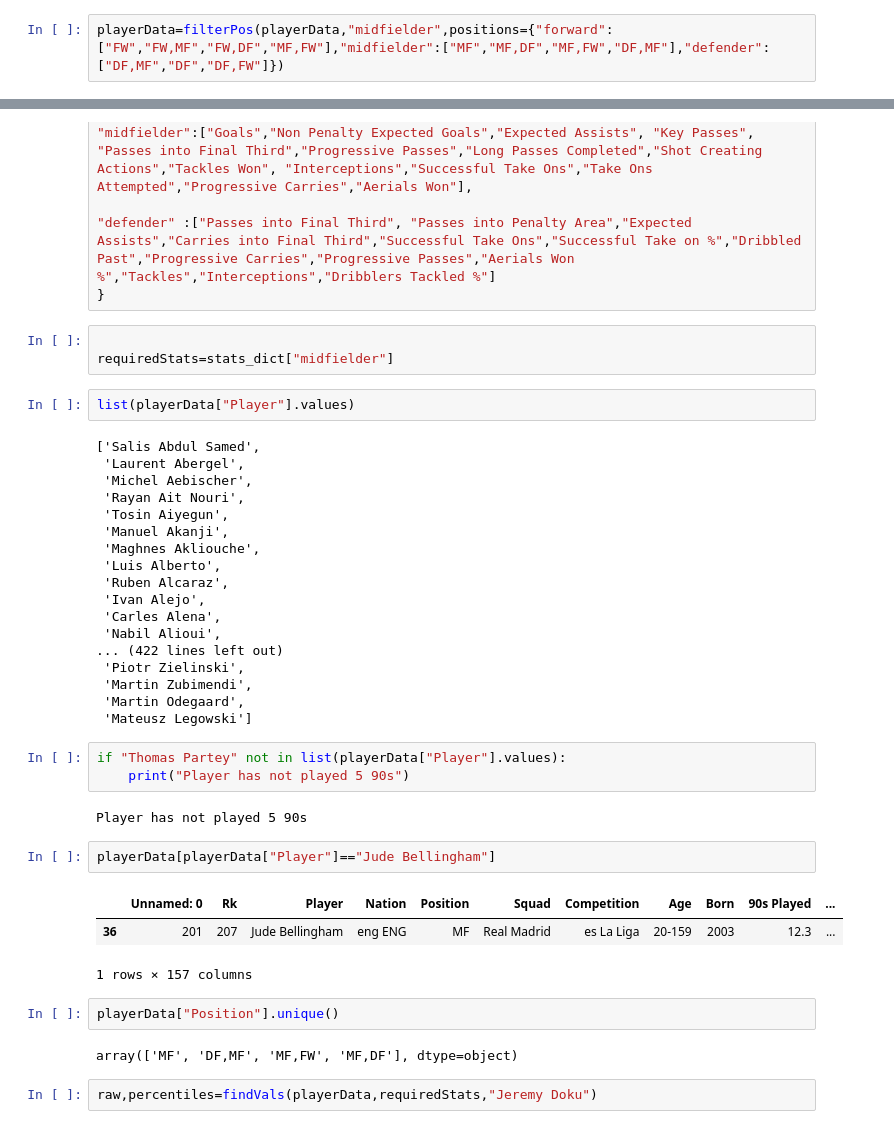
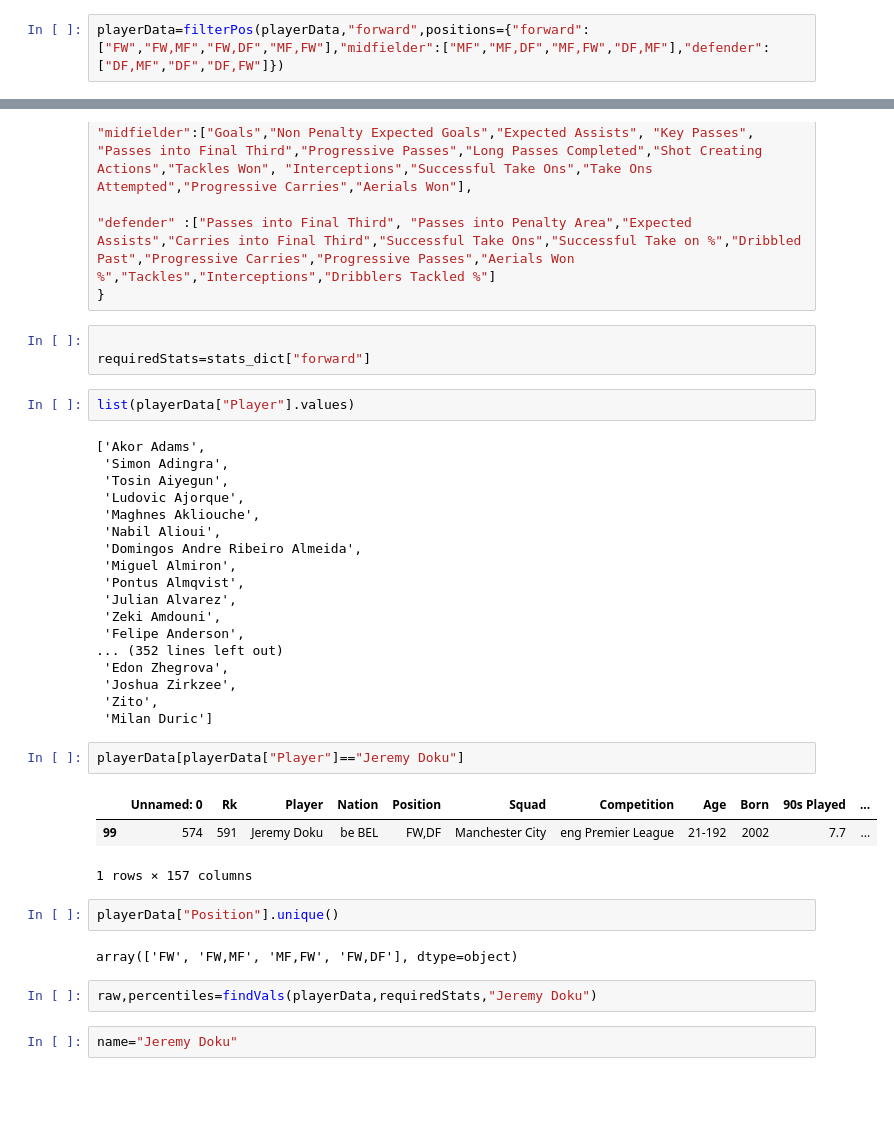
Before and after one commit to typos12onlr/footbot, a Jupyter notebook: test.ipynb, the cells around one changed output, grey strips where cells are left out. Cells and saved outputs as stored; diff of their text form; blank space fills up the shorter version.

```diff
--- a/test.ipynb
+++ b/test.ipynb
@@ -51,7 +51,7 @@ playerData
 
 playerData["Player"]=playerData["Player"].str.title()
 # %%
-playerData=filterPos(playerData,"midfielder",positions={"forward":["FW","FW,MF","FW,DF","MF,FW"],"midfielder":["MF","MF,DF","MF,FW","DF,MF"],"defender":["DF,MF","DF","DF,FW"]})
+playerData=filterPos(playerData,"forward",positions={"forward":["FW","FW,MF","FW,DF","MF,FW"],"midfielder":["MF","MF,DF","MF,FW","DF,MF"],"defender":["DF,MF","DF","DF,FW"]})
 # %%
 #inp_player,inp_position=takeInput(playerData)
 
@@ -65,41 +65,38 @@ stats_dict={
 }
 # %%
 
-requiredStats=stats_dict["midfielder"]
+requiredStats=stats_dict["forward"]
 # %%
 list(playerData["Player"].values)
 # %% [output]
-['Salis Abdul Samed',
- 'Laurent Abergel',
- 'Michel Aebischer',
- 'Rayan Ait Nouri',
+['Akor Adams',
+ 'Simon Adingra',
  'Tosin Aiyegun',
- 'Manuel Akanji',
+ 'Ludovic Ajorque',
  'Maghnes Akliouche',
- 'Luis Alberto',
- 'Ruben Alcaraz',
- 'Ivan Alejo',
- 'Carles Alena',
  'Nabil Alioui',
-... (422 lines left out)
- 'Piotr Zielinski',
- 'Martin Zubimendi',
- 'Martin Odegaard',
- 'Mateusz Legowski']
+ 'Domingos Andre Ribeiro Almeida',
+ 'Miguel Almiron',
+ 'Pontus Almqvist',
+ 'Julian Alvarez',
+ 'Zeki Amdouni',
+ 'Felipe Anderson',
+... (352 lines left out)
+ 'Edon Zhegrova',
+ 'Joshua Zirkzee',
+ 'Zito',
+ 'Milan Duric']
-# %%
-if "Thomas Partey" not in list(playerData["Player"].values):
-    print("Player has not played 5 90s")
-# %% [output]
-Player has not played 5 90s
 # %%
-playerData[playerData["Player"]=="Jude Bellingham"]
+playerData[playerData["Player"]=="Jeremy Doku"]
 # %% [output]
 |  | Unnamed: 0 | Rk | Player | Nation | Position | Squad | Competition | Age | Born | 90s Played | ... |
-| 36 | 201 | 207 | Jude Bellingham | eng ENG | MF | Real Madrid | es La Liga | 20-159 | 2003 | 12.3 | ... |
+| 99 | 574 | 591 | Jeremy Doku | be BEL | FW,DF | Manchester City | eng Premier League | 21-192 | 2002 | 7.7 | ... |
 1 rows × 157 columns
 # %%
 playerData["Position"].unique()
 # %% [output]
-array(['MF', 'DF,MF', 'MF,FW', 'MF,DF'], dtype=object)
+array(['FW', 'FW,MF', 'MF,FW', 'FW,DF'], dtype=object)
 # %%
 raw,percentiles=findVals(playerData,requiredStats,"Jeremy Doku")
+# %%
+name="Jeremy Doku"
```
Also changed, not shown: parts of 7 cells of this notebook, 4 other files.
